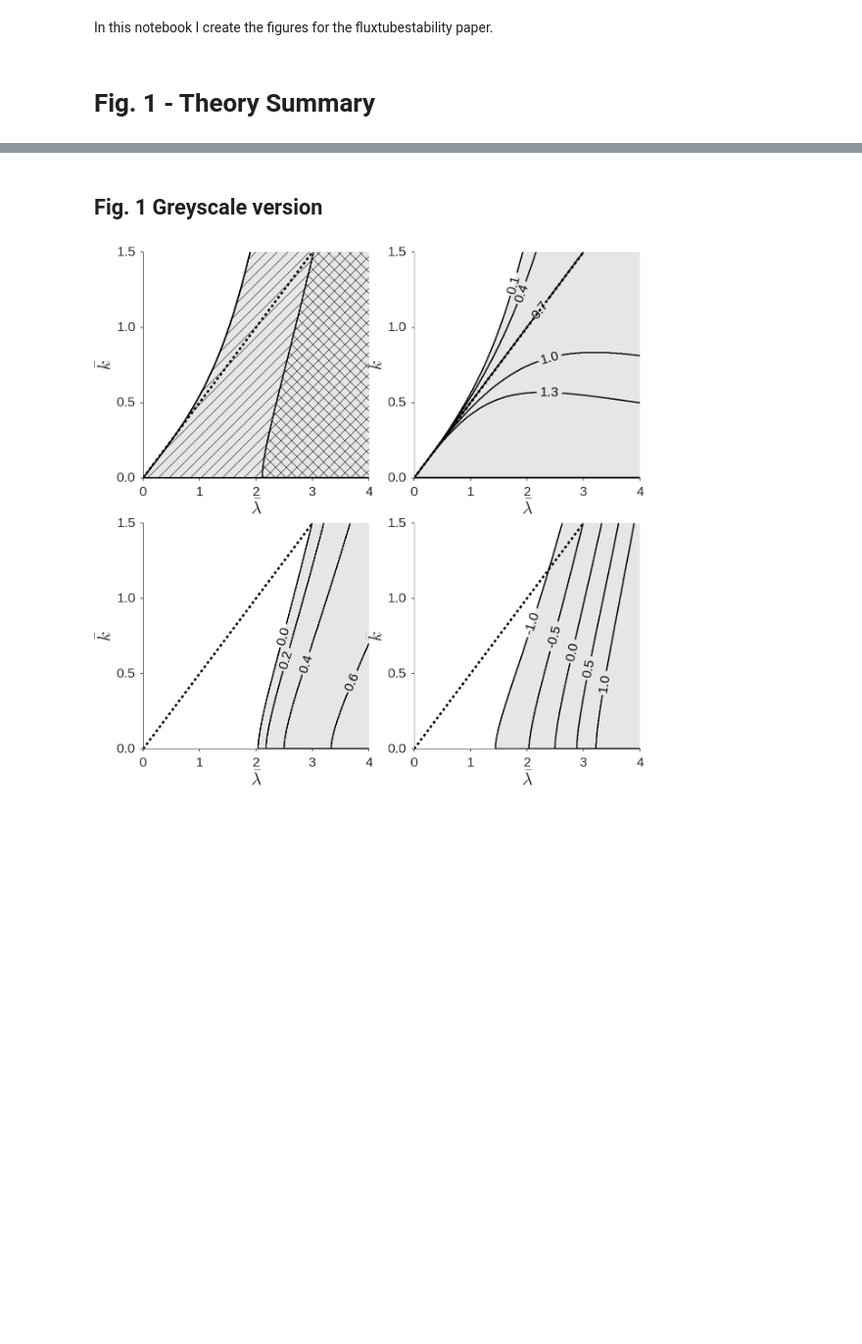
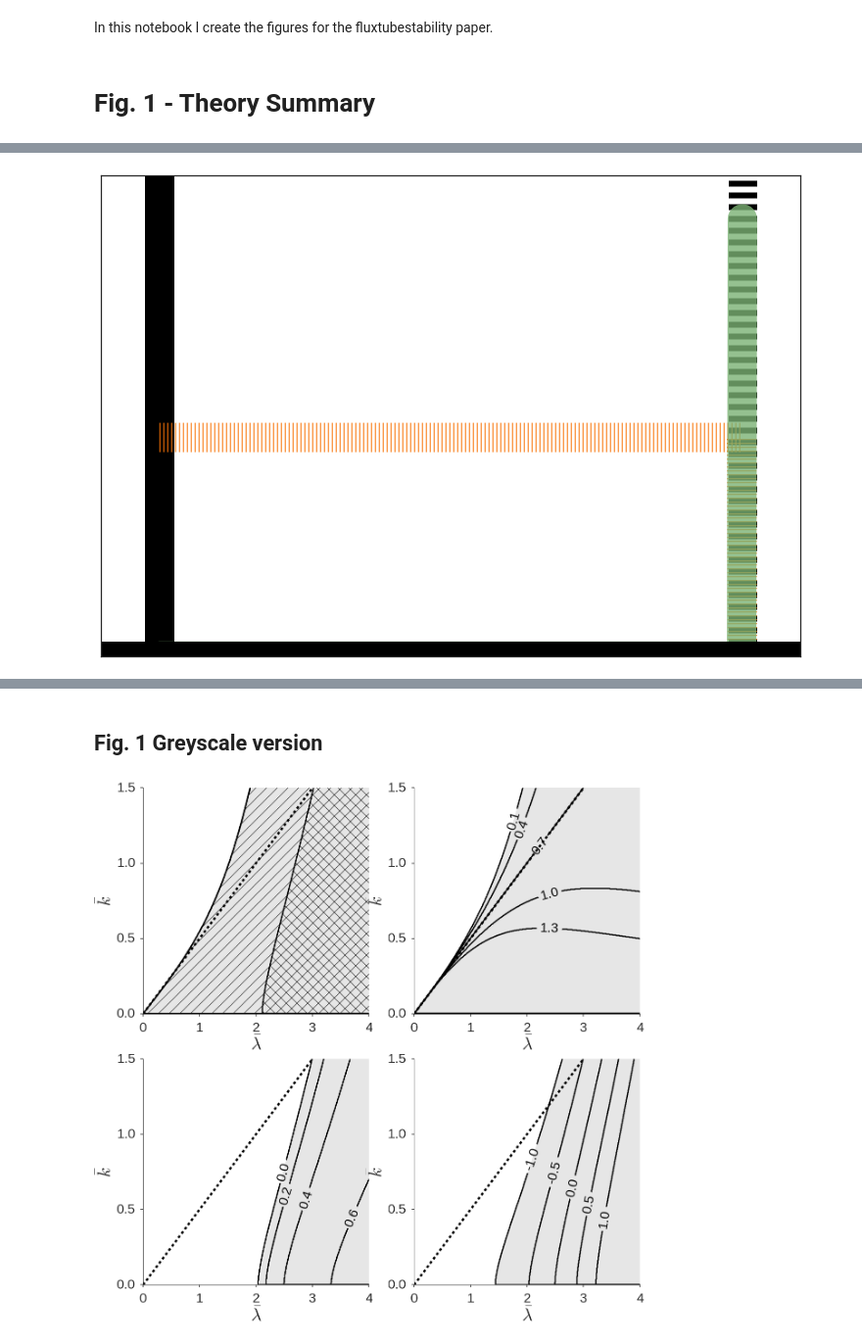
Before and after one commit to jensv/fluxtubestability, a Jupyter notebook: ipython_notebooks/paper_figures.ipynb, the cells around one changed output, grey strips where cells are left out. Shown at 98% size. Saved outputs shown, nothing was run; the diff lists cells and outputs as text; code cells hidden in the pictures; blank space fills up the shorter version.

```diff
--- a/ipython_notebooks/paper_figures.ipynb
+++ b/ipython_notebooks/paper_figures.ipynb
@@ -29,0 +66,23 @@ from analytic_condition import conditions
+# %%
+skin_current = np.zeros(r.size)
+skin_current[-1] = 1.
+
+skin_b_theta = np.zeros(r.size)
+skin_b_theta[-1] = 1.
+
+skin_pressure = 0.5*np.ones(r.size)
+skin_pressure[-1] = 0
+
+plt.axvline(x=0, color='black', lw=30)
+plt.axvline(x=1, color='black', linestyle='--', lw=29)
+plt.plot(r, skin_pressure, sns.xkcd_rgb['orange'], linestyle=':', lw=30)
+plt.plot(r, skin_current, sns.xkcd_rgb['faded green'], lw=30, alpha=0.8)
+plt.axhline(y=0, color='black', lw=30)
+
+plt.xticks([])
+plt.yticks([])
+plt.xlim(-0.1, 1.1)
+plt.ylim(0, 1.1)
+plt.show()
+# %% [output]
+[figure, added]
```
Also changed, not shown: parts of 27 cells of this notebook.
